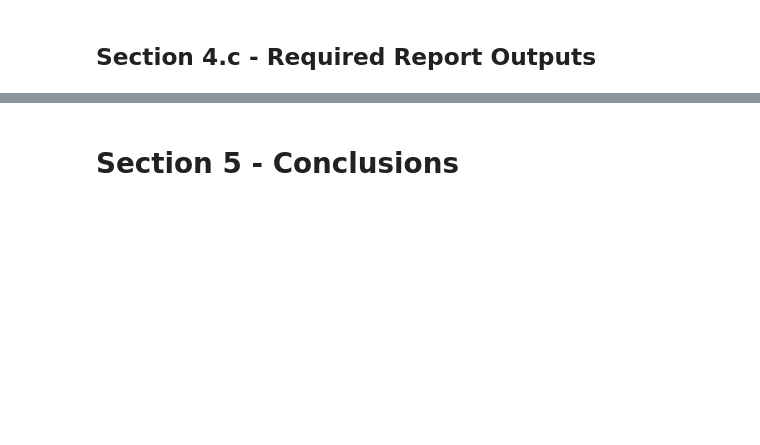
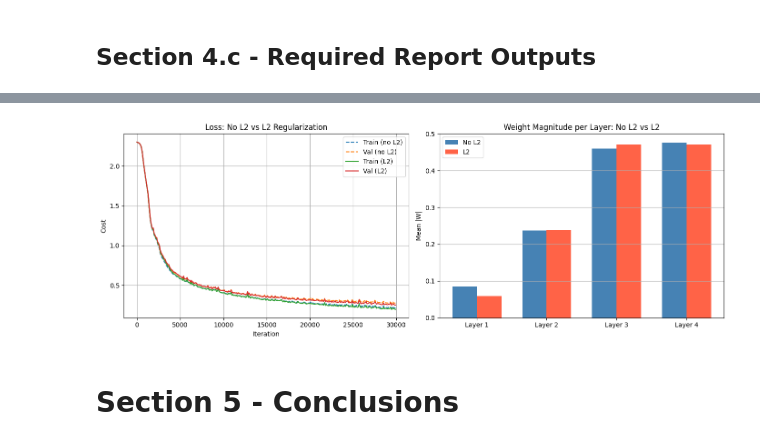
Before and after one commit to ChenFryd/DL-Assignments, a Jupyter notebook: Assignment1/Assignment1.ipynb, the cells around one changed output, grey strips where cells are left out. Saved outputs shown, nothing was run; the diff lists cells and outputs as text; code cells hidden in the pictures; blank space fills up the shorter version.

```diff
--- a/Assignment1/Assignment1.ipynb
+++ b/Assignment1/Assignment1.ipynb
@@ -303,10 +297,9 @@ def l_model_backward(AL: np.ndarray, Y: np.ndarray, caches: list) -> dict:
     L = len(caches)
     # Y = Y.reshape(AL.shape) #
 
-    # Output layer gradient (softmax + cross-entropy shortcut).
-    dZL = softmax_backward(AL, Y)
+    # Output layer: pass Y as dA; softmax_backward applies the AL - Y shortcut internally.
     current_cache = caches[L - 1]
-    dA_prev, dW, db = linear_activation_backward(dZL, current_cache, activation="softmax")
+    dA_prev, dW, db = linear_activation_backward(Y, current_cache, activation="softmax")
     grads["dA" + str(L - 1)] = dA_prev
     grads["dW" + str(L)] = dW
     grads["db" + str(L)] = db
@@ -323,19 +316,22 @@ def l_model_backward(AL: np.ndarray, Y: np.ndarray, caches: list) -> dict:
 
     return grads
 # %%
-def update_parameters(parameters: dict[np.ndarray], grads: dict[np.ndarray], learning_rate: float) -> dict[np.ndarray]:
+def update_parameters(parameters: dict[np.ndarray], grads: dict[np.ndarray], learning_rate: float, lambda_reg: float = 0.0, m: int = 1) -> dict[np.ndarray]:
     """
     Update parameters using gradient descent
     Args:
-        parameters (dict[np.ndarray]): a python dictionary containing the DNN architecture’s parameters.
+        parameters (dict[np.ndarray]): a python dictionary containing the DNN architecture's parameters.
         grads (dict[np.ndarray]): a python dictionary containing the gradients (generated by L_model_backward)
         learning_rate (float): the learning rate (alpha).
+        lambda_reg (float): L2 regularization coefficient. Adds (lambda_reg/m)*W to each weight gradient (weight decay).
+        m (int): number of training examples in the current batch, used to scale the L2 penalty.
     Returns:
-        parameters (dict[np.ndarray]): python dictionary containing your updated parameters"""
+        parameters (dict[np.ndarray]): python dictionary containing your updated parameters
+    """
     L = len(parameters)
 
     for l in range(1, L + 1):
-        parameters[l]["W"] = parameters[l]["W"] - learning_rate * grads["dW" + str(l)]
+        parameters[l]["W"] = parameters[l]["W"] - learning_rate * (grads["dW" + str(l)] + (lambda_reg / m) * parameters[l]["W"])
         parameters[l]["b"] = parameters[l]["b"] - learning_rate * grads["db" + str(l)]
 
     return parameters
@@ -467,2 +776,42 @@ Train the network
+# %%
+import matplotlib.pyplot as plt
+
+fig, axes = plt.subplots(1, 2, figsize=(14, 5))
+
+# --- Loss curves ---
+iters_no_l2 = list(range(0, len(costs) * 100, 100))
+iters_l2    = list(range(0, len(costs_l2) * 100, 100))
+
+axes[0].plot(iters_no_l2, costs,        label='Train (no L2)', linestyle='--')
+axes[0].plot(iters_no_l2, val_costs,    label='Val (no L2)',   linestyle='--')
+axes[0].plot(iters_l2,    costs_l2,     label='Train (L2)')
+axes[0].plot(iters_l2,    val_costs_l2, label='Val (L2)')
+axes[0].set_xlabel('Iteration')
+axes[0].set_ylabel('Cost')
+axes[0].set_title('Loss: No L2 vs L2 Regularization')
+axes[0].legend()
+axes[0].grid(True)
+
+# --- Weight magnitude comparison per layer ---
+L = len(parameters)
+layer_labels = [f'Layer {l}' for l in range(1, L + 1)]
+w_norms_no_l2 = [np.mean(np.abs(parameters[l]['W']))    for l in range(1, L + 1)]
+w_norms_l2    = [np.mean(np.abs(parameters_l2[l]['W'])) for l in range(1, L + 1)]
+
+x = np.arange(L)
+width = 0.35
+bars1 = axes[1].bar(x - width/2, w_norms_no_l2, width, label='No L2', color='steelblue')
+bars2 = axes[1].bar(x + width/2, w_norms_l2,    width, label='L2',    color='tomato')
+axes[1].set_xticks(x)
+axes[1].set_xticklabels(layer_labels)
+axes[1].set_ylabel('Mean |W|')
+axes[1].set_title('Weight Magnitude per Layer: No L2 vs L2')
+axes[1].legend()
+axes[1].grid(axis='y')
+
+plt.tight_layout()
+plt.show()
+# %% [output]
+[figure, added]
 # %% [markdown]
 # Section 5 - Conclusions
```
Also changed, not shown: parts of 21 cells of this notebook, 4 other files.
